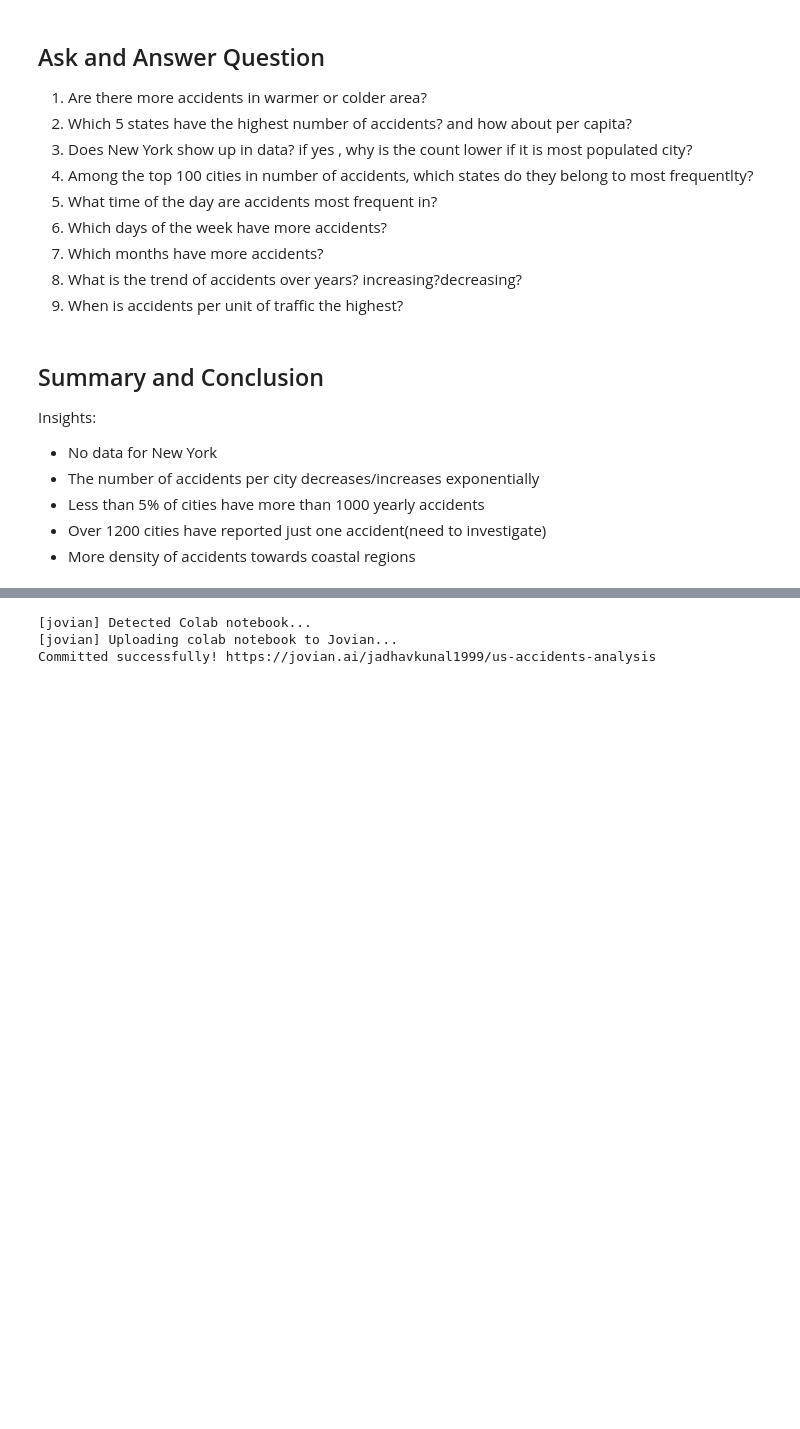
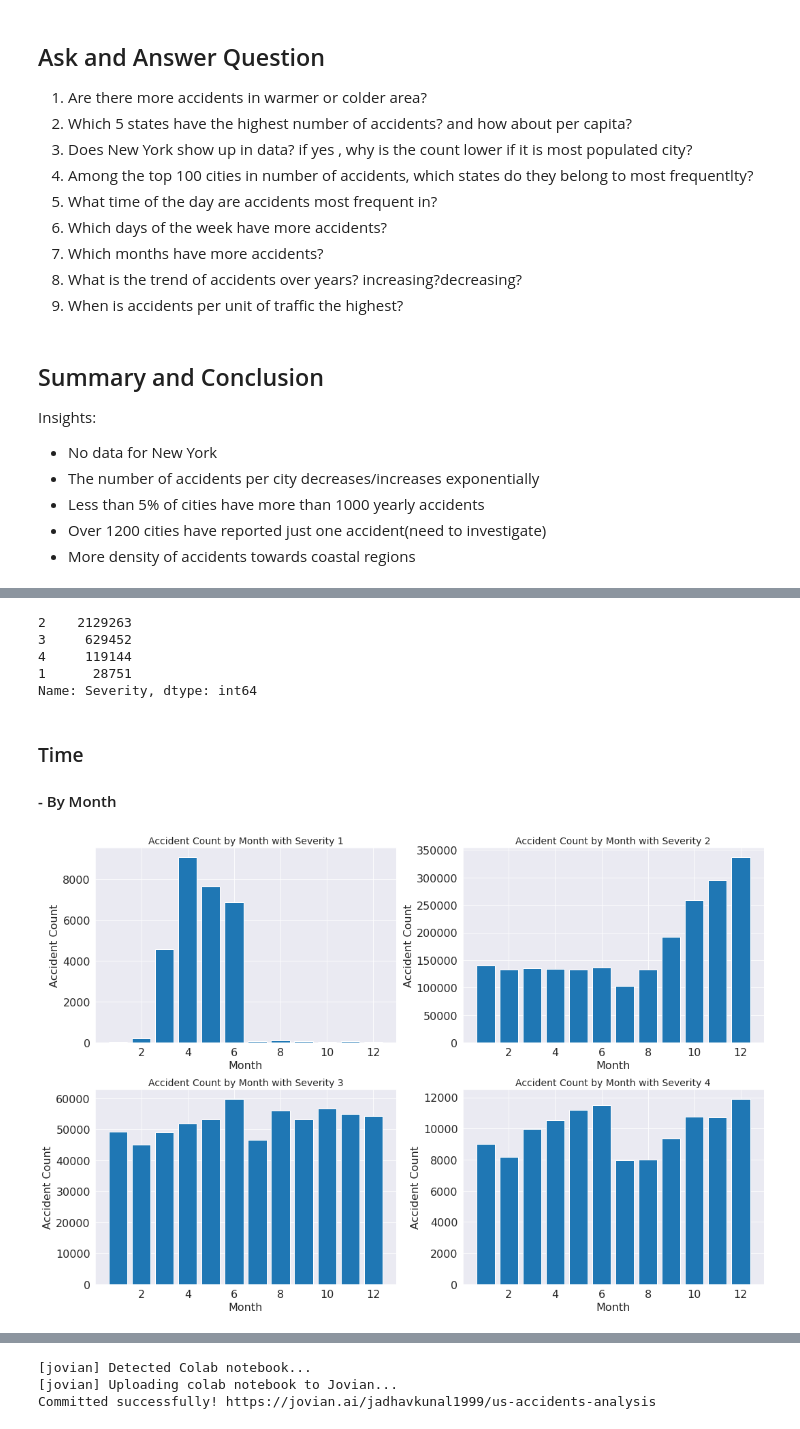
Before and after one commit to vrush09i/US-Accidents-Analysis, a Jupyter notebook: us_accidents_analysis.ipynb, the cells around one changed output, grey strips where cells are left out. Drawn from its saved outputs; the diff is of its cells as text; code cells hidden in the pictures; blank space fills up the shorter version.

Commit message:
added severity analysis

```diff
--- a/us_accidents_analysis.ipynb
+++ b/us_accidents_analysis.ipynb
@@ -447,0 +461,28 @@ Insights:
+# %%
+print(df["Severity"].value_counts())
+# %% [output]
+2    2129263
+3     629452
+4     119144
+1      28751
+Name: Severity, dtype: int64
+# %% [markdown]
+### Time
+
+#### - By Month
+# %%
+df['time'] = pd.to_datetime(df.Start_Time, format='%Y-%m-%d %H:%M:%S')
+
+plt.subplots(2,2,figsize=(15,10))
+for s in np.arange(1,5):
+    plt.subplot(2,2,s)
+    plt.hist(pd.DatetimeIndex(df.loc[df["Severity"] == s]['time']).month, bins=[1,2,3,4,5,6,7,8,9,10,11,12,13], align='left', rwidth=0.8)
+    plt.title("Accident Count by Month with Severity " + str(s), fontsize=14)
+    plt.xlabel("Month", fontsize=16)
+    plt.ylabel("Accident Count", fontsize=16)
+    plt.xticks(fontsize=16)
+    plt.yticks(fontsize=16)
+plt.tight_layout()
+plt.show()
+# %% [output]
+[figure, added]
```
Also changed, not shown: parts of 12 cells of this notebook.
